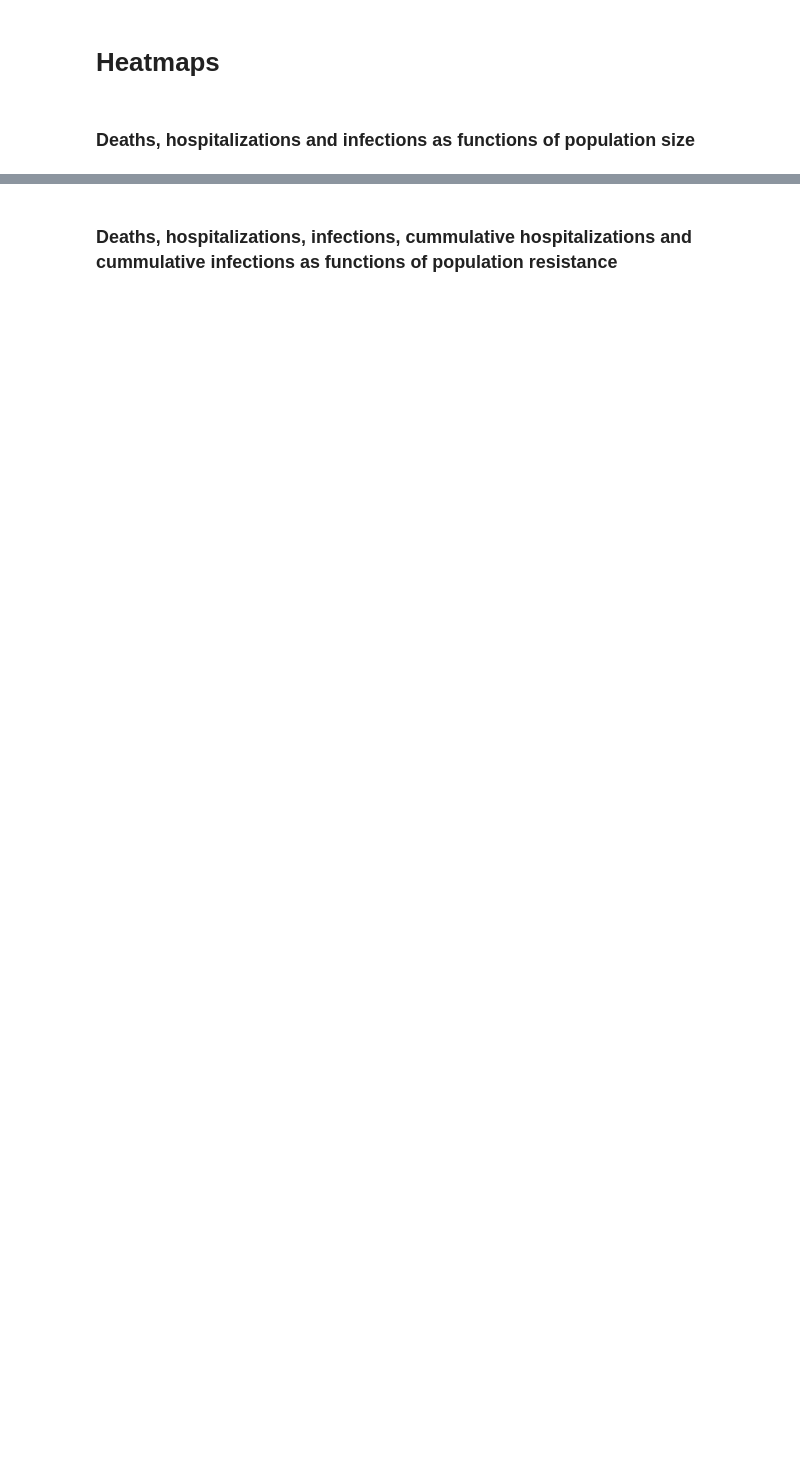
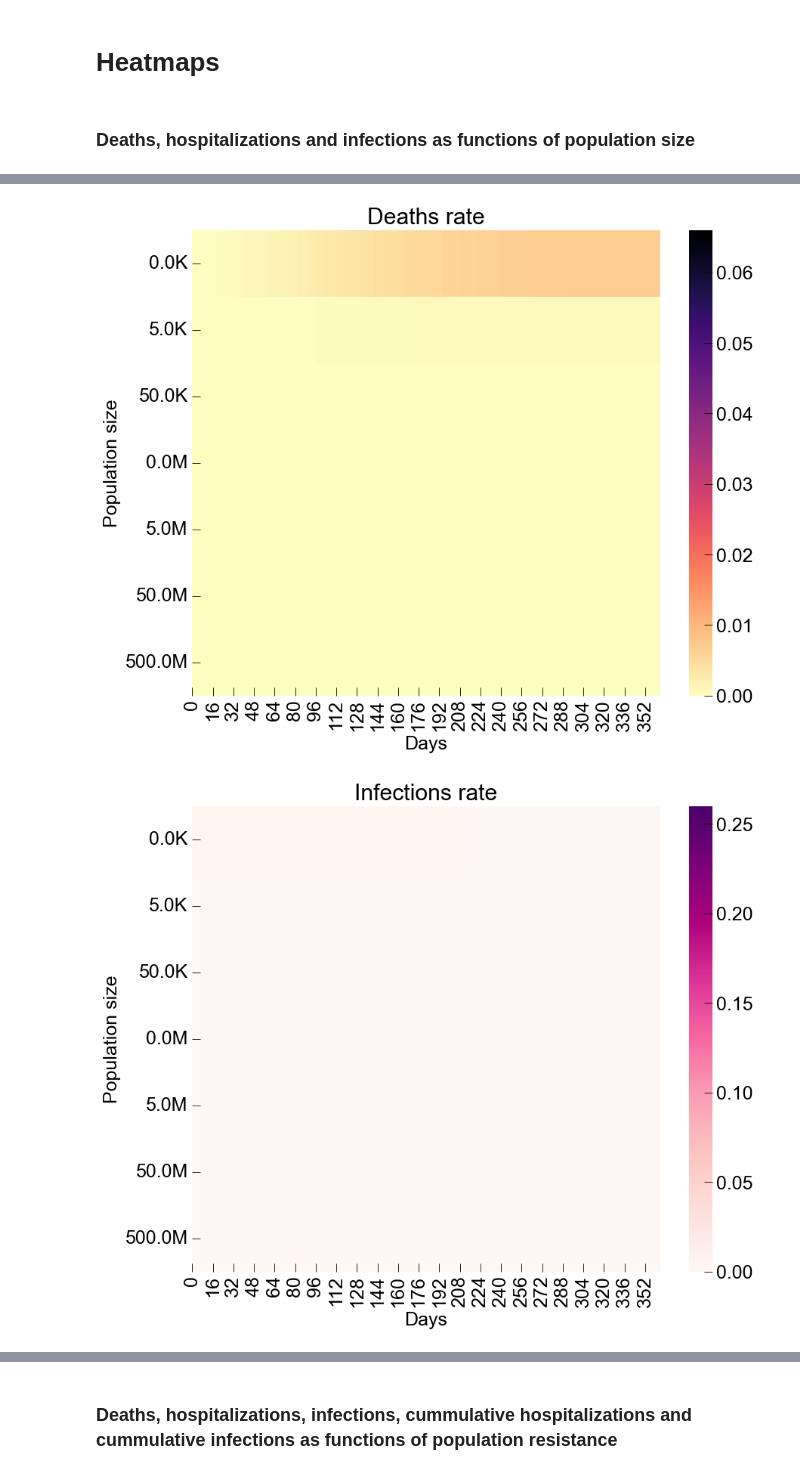
Before and after one commit to yaemsi/pandemic_control, a Jupyter notebook: notebooks/envs_tests.ipynb, the cells around one changed output, grey strips where cells are left out. Cells and saved outputs as stored; diff of their text form; code cells hidden in the pictures; blank space fills up the shorter version.

```diff
--- a/notebooks/envs_tests.ipynb
+++ b/notebooks/envs_tests.ipynb
@@ -233,4 +186,5 @@ set_plot_env()
 # %% [markdown]
 ### Deaths, hospitalizations and infections as functions of population size
 # %%
-plot_heatmaps_pop_size(argparse.Namespace(**args_dict))
+plot_heatmaps_pop_size(args)
+# %% [output]
@@ -236,0 +192,2 @@ plot_heatmaps_pop_size(argparse.Namespace(**args_dict))
+[figure, added]
+[figure, added]
```
Also changed, not shown: parts of 7 cells of this notebook, 7 other files.
